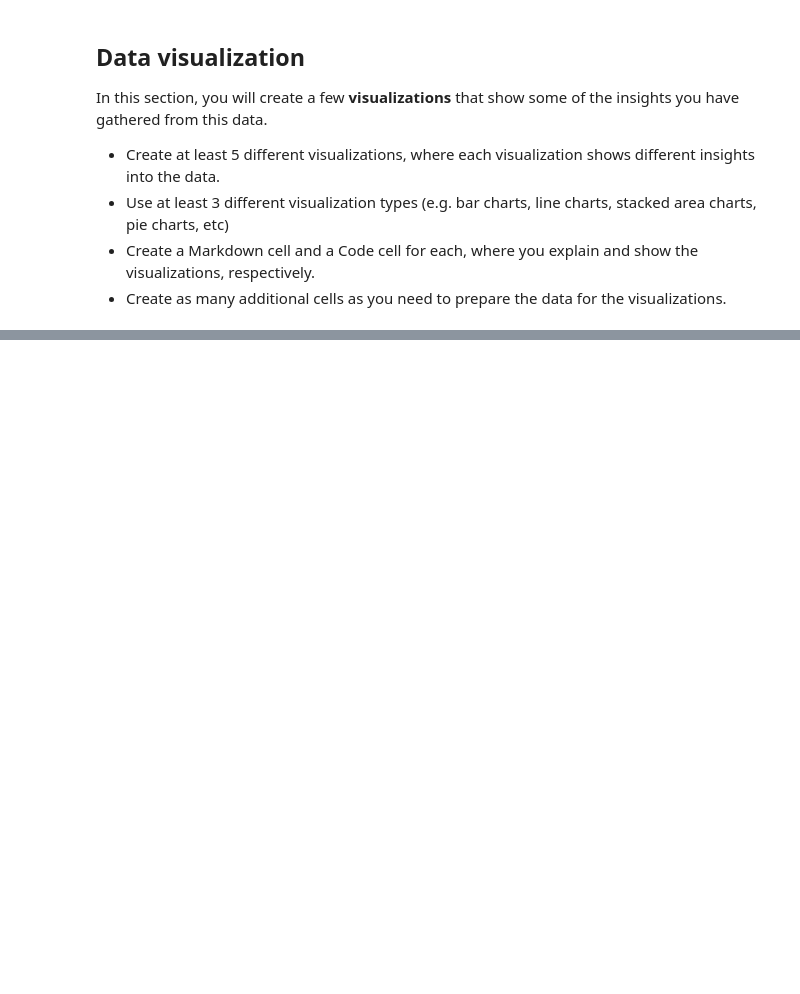
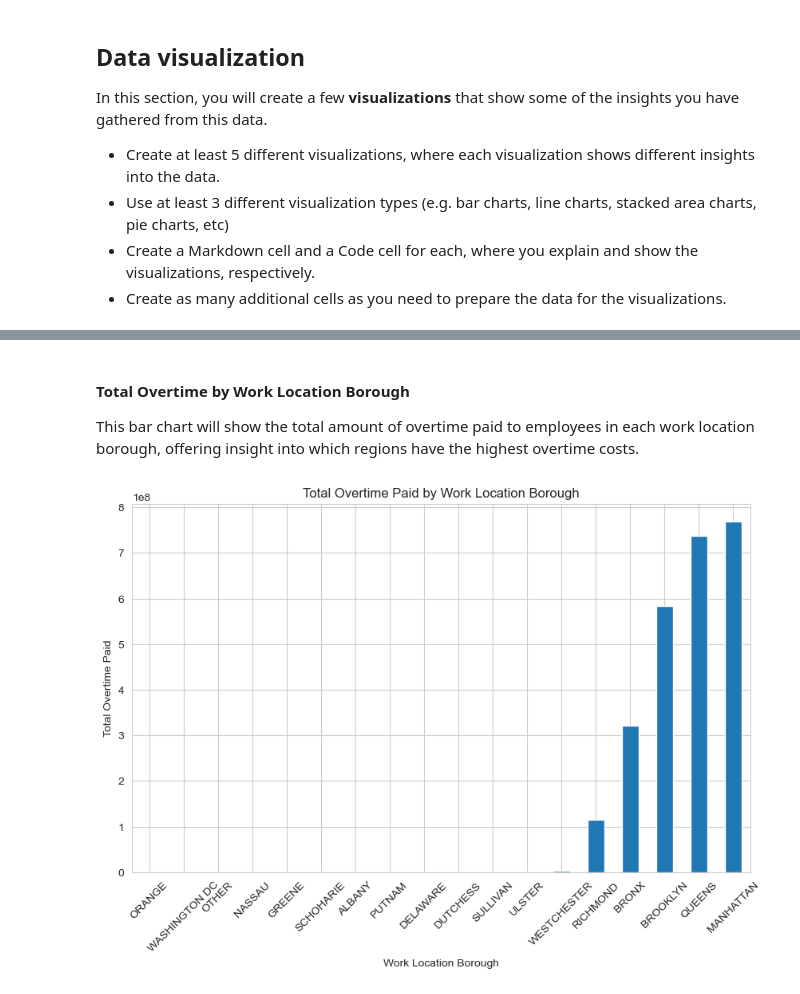
Before and after one commit to dbdesign-students-spring2024/8-pandas-exploration-Liovai, a Jupyter notebook: analysis.ipynb, the cells around one changed output, grey strips where cells are left out. Drawn from its saved outputs; the diff is of its cells as text; code cells hidden in the pictures; blank space fills up the shorter version.

```diff
--- a/analysis.ipynb
+++ b/analysis.ipynb
@@ -356,0 +391,17 @@ In this section, you will create a few **visualizations** that show some of the
+# %% [markdown]
+#### Total Overtime by Work Location Borough
+This bar chart will show the total amount of overtime paid to employees in each work location borough, offering insight into which regions have the highest overtime costs.
+# %%
+# Prepare the data for visualization
+total_ot_by_borough = data.groupby('Work Location Borough')['Total OT Paid'].sum().sort_values()
+
+# Plot total overtime by work location borough
+plt.figure(figsize=(10, 6))
+total_ot_by_borough.plot(kind='bar')
+plt.title('Total Overtime Paid by Work Location Borough')
+plt.xlabel('Work Location Borough')
+plt.ylabel('Total Overtime Paid')
+plt.xticks(rotation=45)
+plt.show()
+# %% [output]
+[figure, added]
```
Also changed, not shown: parts of 9 cells of this notebook.
